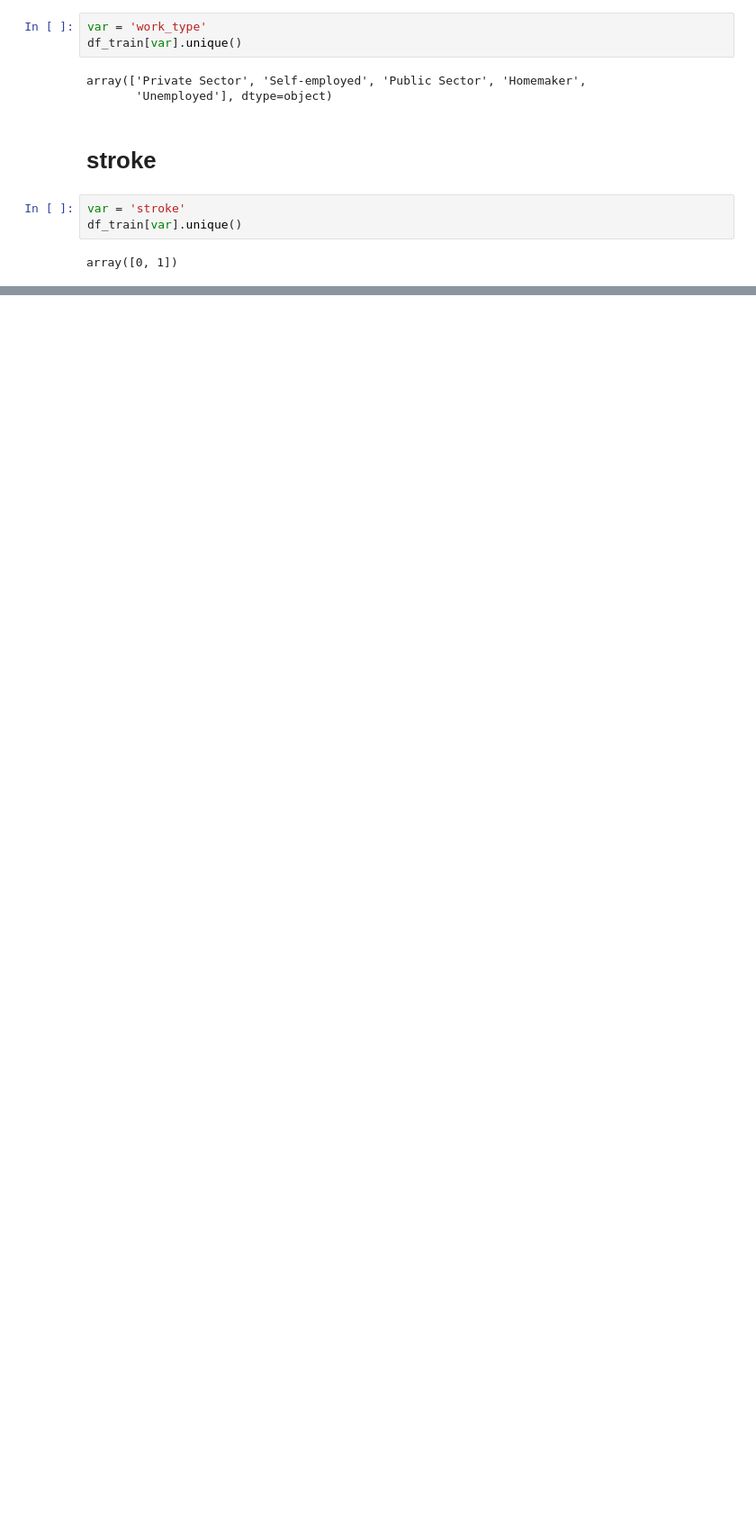
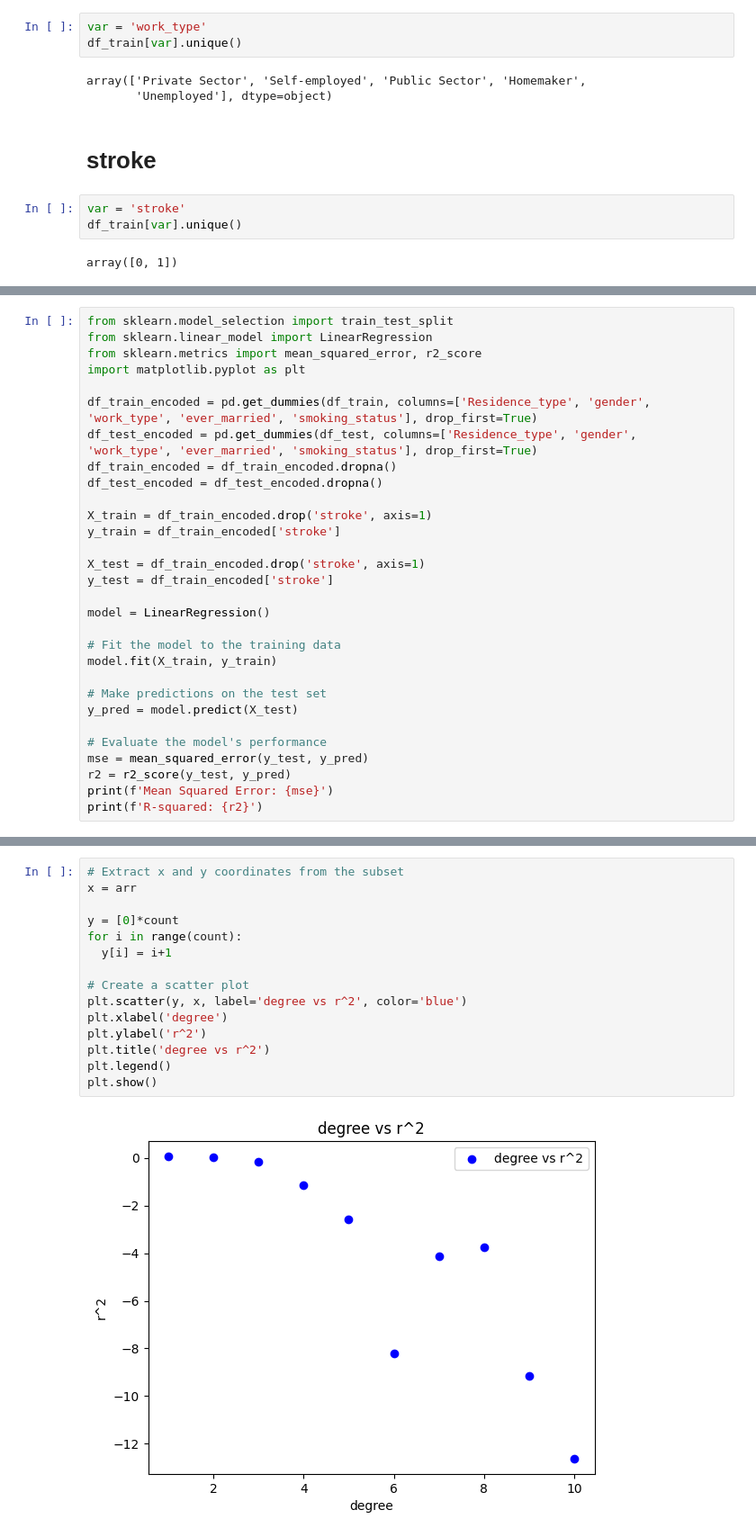
Before and after one commit to DS3001/group22, a Jupyter notebook: Project_2.ipynb, the cells around one changed output, grey strips where cells are left out. Shown at 90% size. Saved outputs shown, nothing was run; the diff lists cells and outputs as text; blank space fills up the shorter version.

Commit message:
Cleaned Test Data and did a simple linear model

```diff
--- a/Project_2.ipynb
+++ b/Project_2.ipynb
@@ -288,0 +322,30 @@ array([0, 1])
+# %%
+from sklearn.model_selection import train_test_split
+from sklearn.linear_model import LinearRegression
+from sklearn.metrics import mean_squared_error, r2_score
+import matplotlib.pyplot as plt
+
+df_train_encoded = pd.get_dummies(df_train, columns=['Residence_type', 'gender', 'work_type', 'ever_married', 'smoking_status'], drop_first=True)
+df_test_encoded = pd.get_dummies(df_test, columns=['Residence_type', 'gender', 'work_type', 'ever_married', 'smoking_status'], drop_first=True)
+df_train_encoded = df_train_encoded.dropna()
+df_test_encoded = df_test_encoded.dropna()
+
+X_train = df_train_encoded.drop('stroke', axis=1)
+y_train = df_train_encoded['stroke']
+
+X_test = df_train_encoded.drop('stroke', axis=1)
+y_test = df_train_encoded['stroke']
+
+model = LinearRegression()
+
+# Fit the model to the training data
+model.fit(X_train, y_train)
+
+# Make predictions on the test set
+y_pred = model.predict(X_test)
+
+# Evaluate the model's performance
+mse = mean_squared_error(y_test, y_pred)
+r2 = r2_score(y_test, y_pred)
+print(f'Mean Squared Error: {mse}')
+print(f'R-squared: {r2}')
@@ -288,0 +415,17 @@ array([0, 1])
+# %%
+# Extract x and y coordinates from the subset
+x = arr
+
+y = [0]*count
+for i in range(count):
+  y[i] = i+1
+
+# Create a scatter plot
+plt.scatter(y, x, label='degree vs r^2', color='blue')
+plt.xlabel('degree')
+plt.ylabel('r^2')
+plt.title('degree vs r^2')
+plt.legend()
+plt.show()
+# %% [output]
+[figure, added]
```
Also changed, not shown: parts of 15 cells of this notebook.
